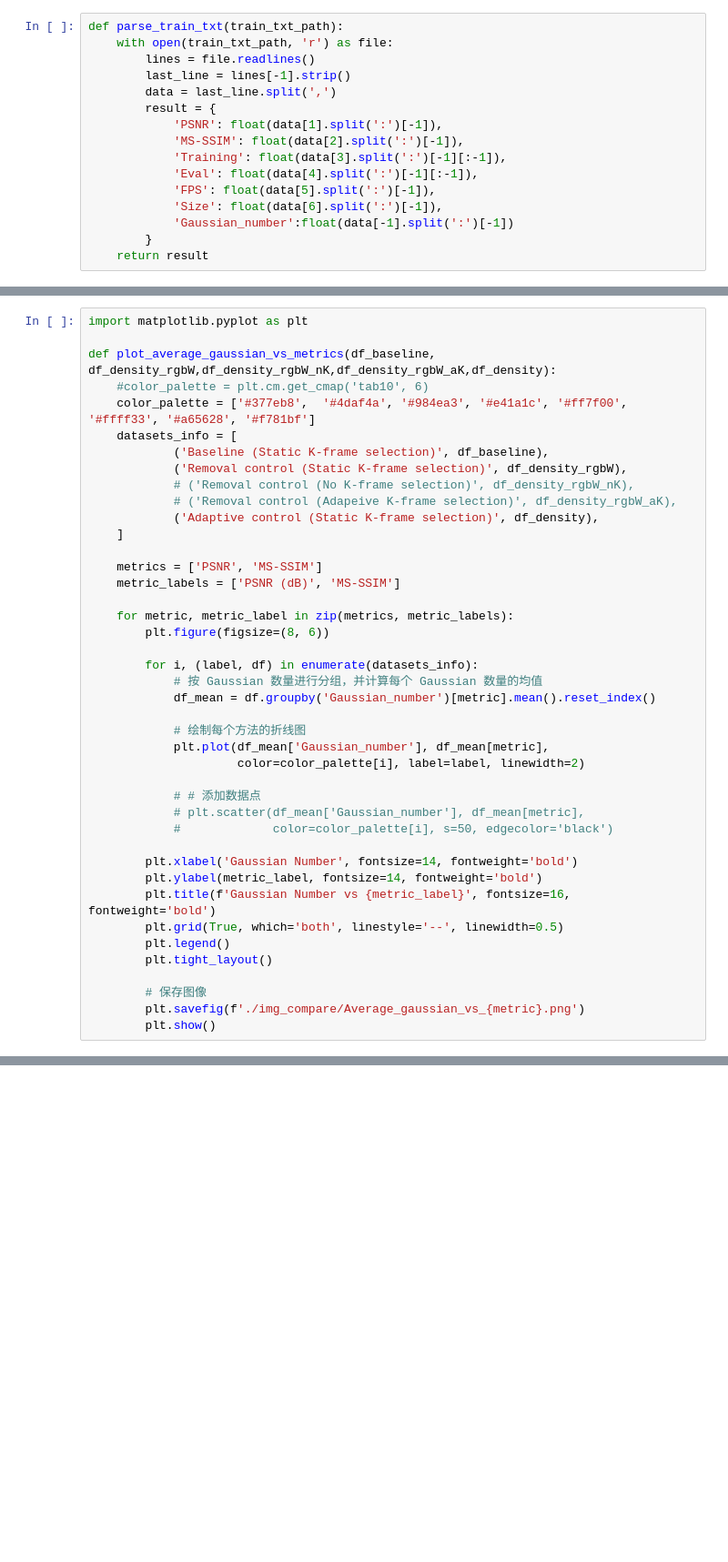
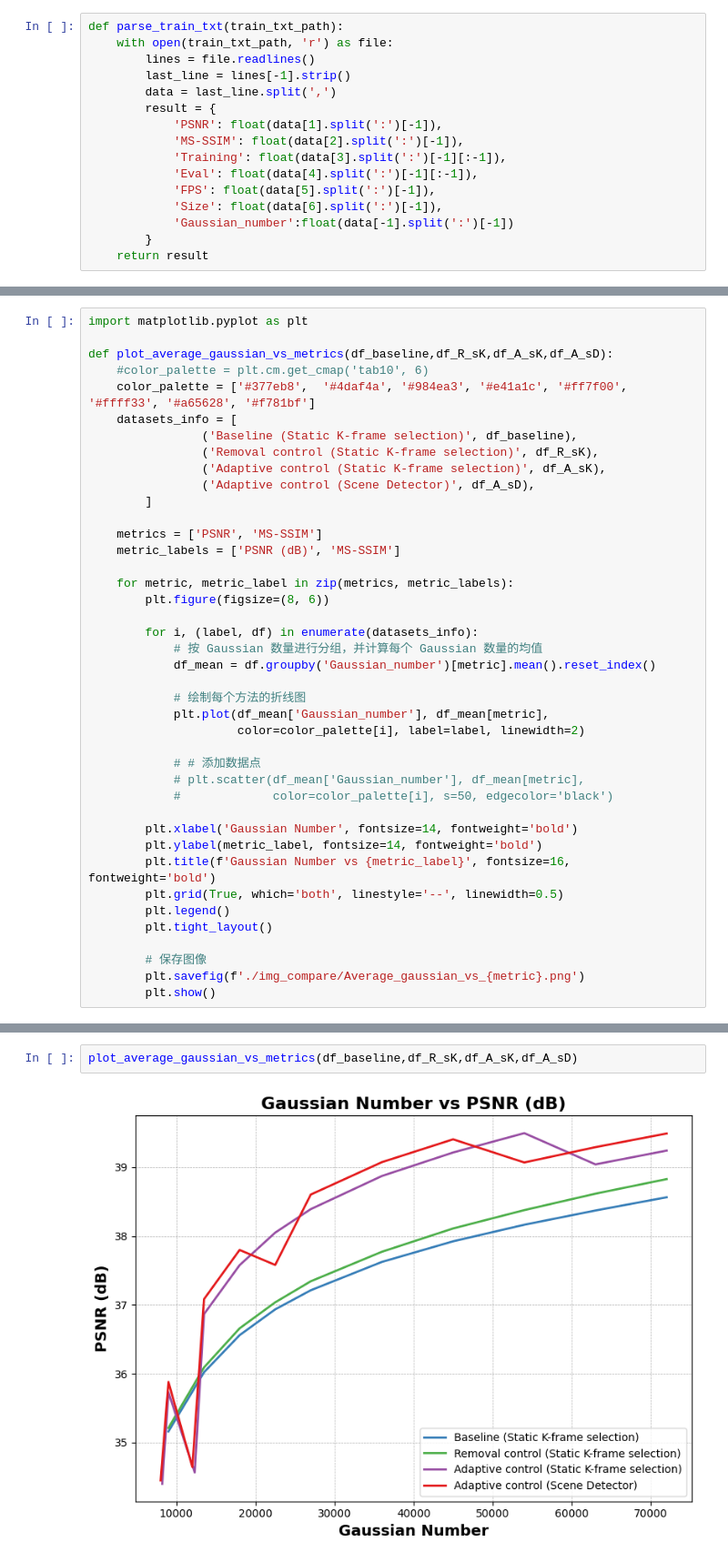
Before and after one commit to ac-freeman/GSVC, a Jupyter notebook: Visualization/Compare3.ipynb, the cells around one changed output, grey strips where cells are left out. Shown at 91% size. Drawn from its saved outputs; the diff is of its cells as text; blank space fills up the shorter version.

```diff
--- a/Visualization/Compare3.ipynb
+++ b/Visualization/Compare3.ipynb
@@ -109,16 +101,15 @@ def plot_gaussian_vs_metrics(df_baseline, df_density_rgbW,df_density_rgbW_nK,df_
 # %%
 import matplotlib.pyplot as plt
 
-def plot_average_gaussian_vs_metrics(df_baseline, df_density_rgbW,df_density_rgbW_nK,df_density_rgbW_aK,df_density):
+def plot_average_gaussian_vs_metrics(df_baseline,df_R_sK,df_A_sK,df_A_sD):
     #color_palette = plt.cm.get_cmap('tab10', 6)
     color_palette = ['#377eb8',  '#4daf4a', '#984ea3', '#e41a1c', '#ff7f00', '#ffff33', '#a65628', '#f781bf']
     datasets_info = [
-            ('Baseline (Static K-frame selection)', df_baseline),
-            ('Removal control (Static K-frame selection)', df_density_rgbW),
-            # ('Removal control (No K-frame selection)', df_density_rgbW_nK),
-            # ('Removal control (Adapeive K-frame selection)', df_density_rgbW_aK),
-            ('Adaptive control (Static K-frame selection)', df_density),
-    ]
+                ('Baseline (Static K-frame selection)', df_baseline),
+                ('Removal control (Static K-frame selection)', df_R_sK),
+                ('Adaptive control (Static K-frame selection)', df_A_sK),
+                ('Adaptive control (Scene Detector)', df_A_sD),
+        ]
 
     metrics = ['PSNR', 'MS-SSIM']
     metric_labels = ['PSNR (dB)', 'MS-SSIM']
@@ -167,0 +157,4 @@ plot_average_gaussian_vs_metrics(df_baseline, df_density_rgbW,df_density_rgbW_nK
+# %%
+plot_average_gaussian_vs_metrics(df_baseline,df_R_sK,df_A_sK,df_A_sD)
+# %% [output]
+[figure, added]
```
Also changed, not shown: parts of 8 cells of this notebook, 11 other files.
